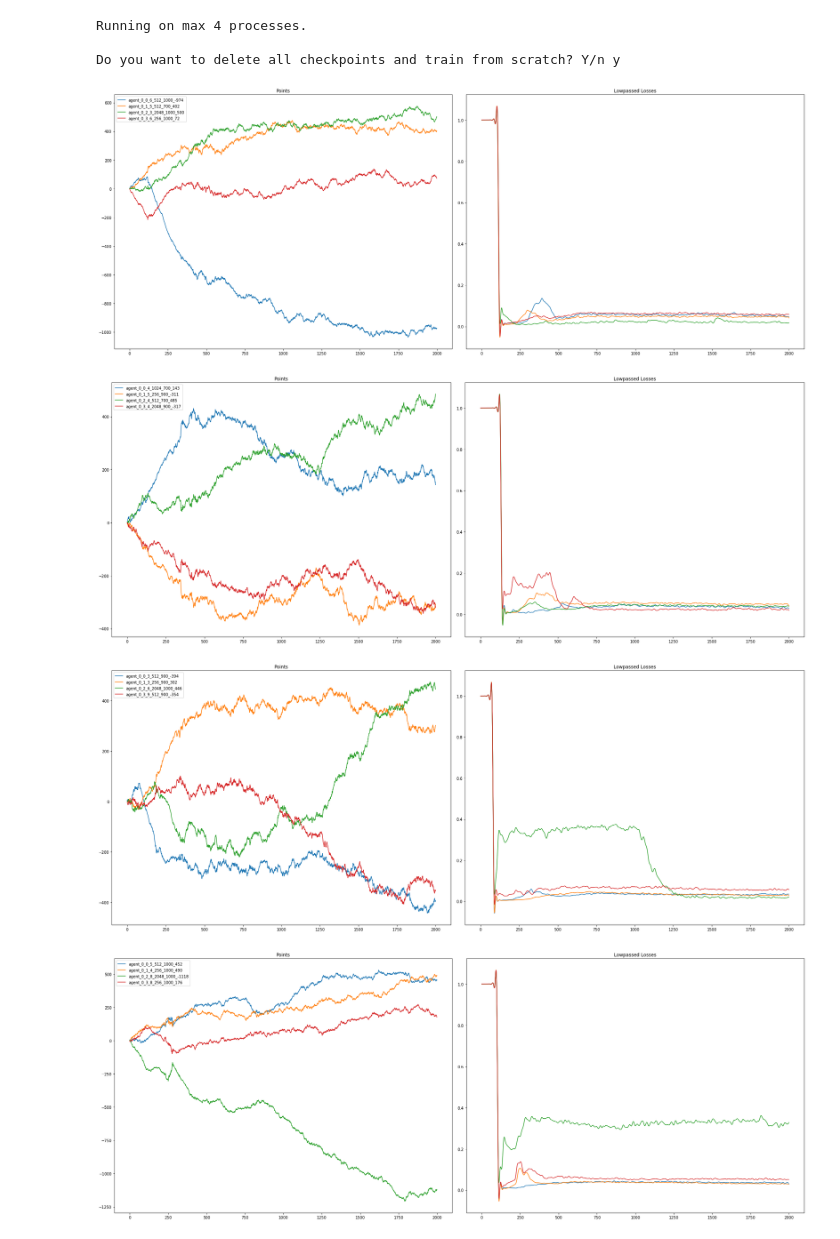
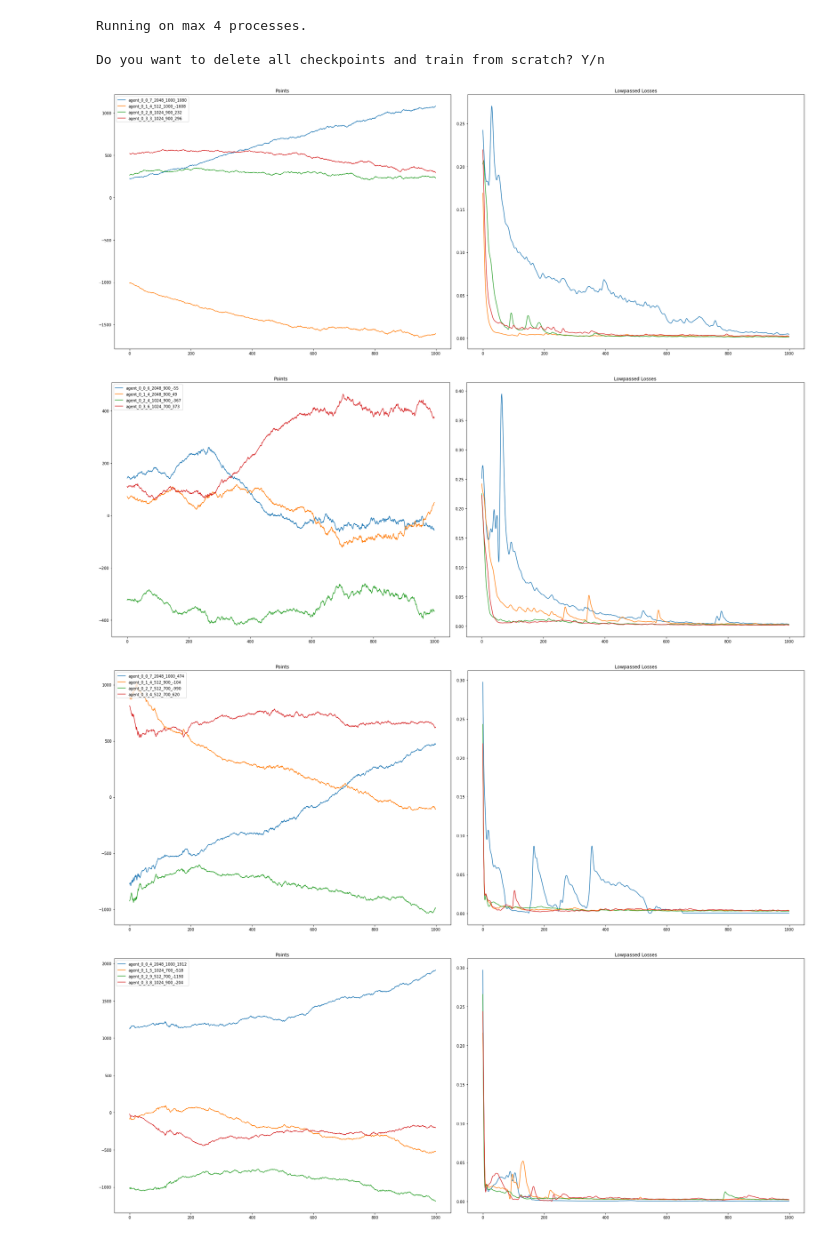
Before and after one commit to 4rtemi5/Watten, a Jupyter notebook: Watten_Train+Match.ipynb, the cells around one changed output. Drawn from its saved outputs; the diff is of its cells as text; code cells hidden in the pictures.

```diff
--- a/Watten_Train+Match.ipynb
+++ b/Watten_Train+Match.ipynb
@@ -545,7 +556,8 @@ def match(trial_id, env, agents, trials, metric='points', show_progress=False):
     all_losses = []
     offset = trial_id
     order = [random_order[((offset + i)%n_players)] for i in range(n_players)]
-    for trial in range(trials):
+    played_trials = 0
+    while trials > played_trials:           #for trial in range(trials):
         np.random.shuffle(order)
         cur_state = env.reset(order[0])
         winner = 0
@@ -575,7 +587,7 @@ def match(trial_id, env, agents, trials, metric='points', show_progress=False):
                     break
             for o, i in enumerate(order):
                 agent = agents[i]
-                if i < completed_rounds:      # prevents trying to add memories for agents that have none
+                if i < completed_rounds:       # prevents trying to add memories for agents that have none
                     agent[0].remember(states[i], actions[i], rewards[-1][i], new_state, round_done)
                 loss = agent[0].replay()       # internally iterates default (prediction) model
                 agent[0].target_train()        # iterates target model
@@ -586,15 +598,20 @@ def match(trial_id, env, agents, trials, metric='points', show_progress=False):
                     for agent in agents:
                         agent[1] = 0
                 points = [agent[1] for agent in agents]
-                all_points.append(points)
-                all_losses.append(losses)
+                if not None in losses:
+                    all_points.append(points)
+                    all_losses.append(losses)
+                    played_trials += 1
                 offset += 1
                 if show_progress and train:
-                    points_string = 'Points: %s'%points
-                    losses_string = '   Losses: %s'%losses
-                    percent_string = str(10000*(trial+1)//trials/100)+'%'
-                    print('\r' + percent_string + ' '*max(0,7-len(percent_string)) + points_string +
-                          ' '*max(0, (35-len(points_string))) + losses_string, end='')
+                    if played_trials == 0:
+                        print('\rRunning warm!', end='')
+                    else:
+                        points_string = 'Points: %s'%points
+                        losses_string = '   Losses: %s'%losses
+                        percent_string = str(10000*(played_trials)//trials/100)+'%'
+                        print('\r' + percent_string + ' '*max(0,7-len(percent_string)) + points_string +
+                              ' '*max(0, (35-len(points_string))) + losses_string, end='')
 
     # print('\r', end='')
     losses = []
@@ -661,7 +678,7 @@ def first_matches(args):
     agent_attrs = []
     for i in range(n_players):
         layers = random.randint(3,9)
-        neurons = 2**random.randint(8,11)
+        neurons = 2**random.randint(9,11)
         alpha = random.choice([0.7, 0.9, 1.0])
         agent_attrs.append([layers, neurons, alpha])
     agents = [[DQN(env=env,                                                     # DQN-agent
@@ -673,7 +690,7 @@ def first_matches(args):
                    rounds=trial_id
                   ),
                0,                                                               # Points
-               trial_id*n_players+p,                                          # Agent-ID
+               trial_id*n_players+p,                                            # Agent-ID
                agent_attrs[p][0],                                               # Residual Blocks
                agent_attrs[p][1],                                               # Neurons
                agent_attrs[p][2]                                                # Alpha
@@ -752,8 +769,8 @@ def main():
     print('Running on max %s processes.\n'%max_workers)
 
     first_trials = 2**3
-    trials = 2000
-    memsize = 20000
+    trials = 1000
+    memsize = 200000
     if train:
         best_agents = glob.glob('%s/checkpoints/*.h5'%root)
     else:
@@ -771,6 +788,7 @@ def main():
             if clean in ['y', 'Y', '']:
                 clean_checkpoints()
                 best_agents = []
+        print('\n')
 
         if clean in ['y', 'Y', '', None]:
             for t in range(first_trials):
@@ -798,7 +816,7 @@ def main():
             trial_id += 1
             # trials *= 2
             trials += 1000
-            collective_memory.resize(int(collective_memory.size*1.2))
+            #collective_memory.resize(int(collective_memory.size*1.2))
             args = []
             for i in range(len(old_agents)//n_players):
                 args.append([collective_memory, n_players, trials, metric, trial_id, i, old_agents])
@@ -815,19 +833,21 @@ def main():
                 print(agent)
             print('\n')
     except KeyboardInterrupt as kix:
-        print('\n\nTraining stopped.')
+        if train:
+            print('\n\nTraining stopped.')
 
     print('Done.')
 # %%
+single_fit = False
 train = True
 max_workers = 4
 
 main()
 # %% [output]
 Running on max 4 processes.
 
-Do you want to delete all checkpoints and train from scratch? Y/n y
+Do you want to delete all checkpoints and train from scratch? Y/n
-[figure, old version]
+[figure, new version]
-[figure, old version]
+[figure, new version]
-[figure, old version]
+[figure, new version]
-[figure, old version]
+[figure, new version]
```
Also changed, not shown: parts of 4 cells of this notebook, 4 other files.
